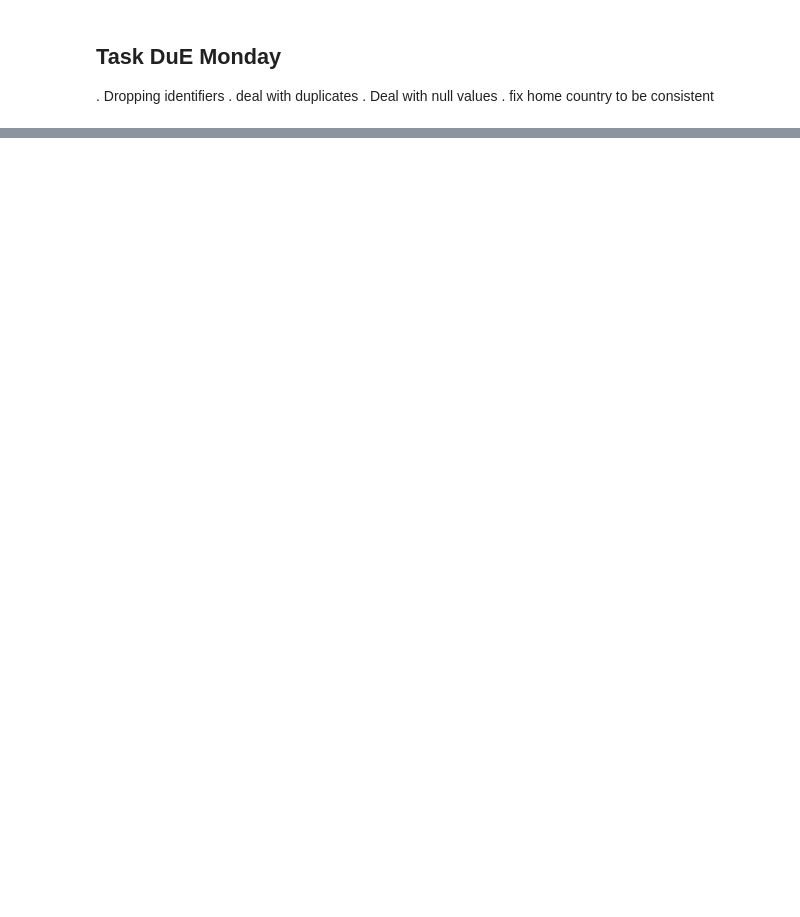
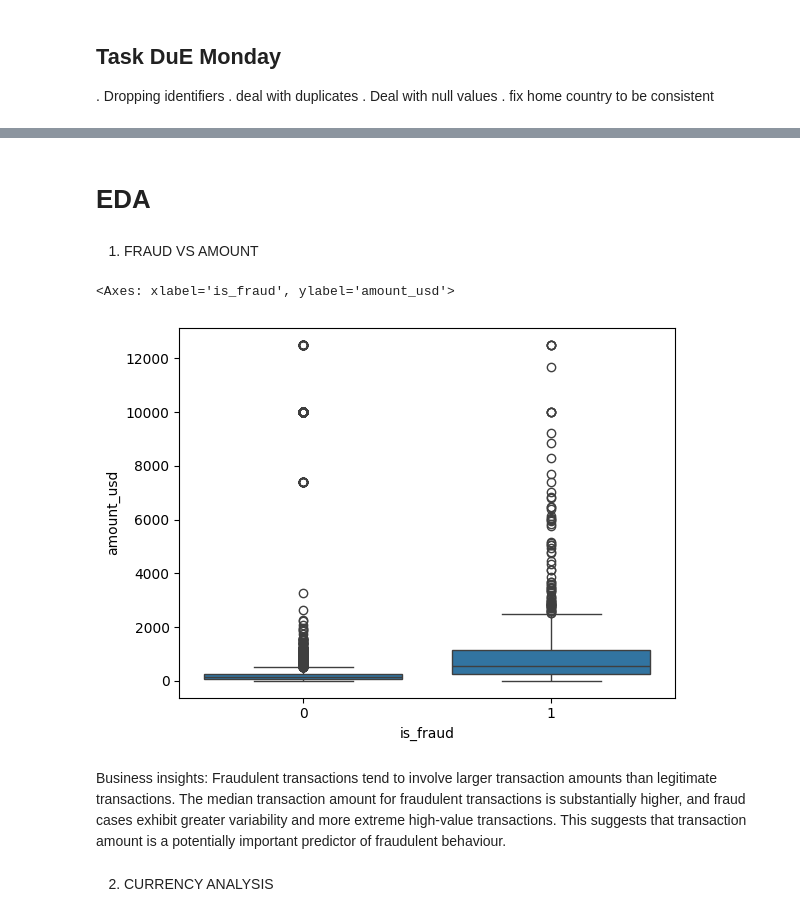
Before and after one commit to SUNDAYTITILAYO/fraudulent-prediction-project, a Jupyter notebook: notebook/EDA.ipynb, the cells around one changed output, grey strips where cells are left out. Cells and saved outputs as stored; diff of their text form; code cells hidden in the pictures; blank space fills up the shorter version.

```diff
--- a/notebook/EDA.ipynb
+++ b/notebook/EDA.ipynb
@@ -163,0 +145,13 @@ Data.head()
+# %%
+# Removing leading and trailing spaces and converting to lower case in string columns
+for col in Data.select_dtypes(include=['str']).columns.tolist():
+    Data[col] = Data[col].str.strip().str.lower()
+# %%
+# correcting typos in categorical columns
+typo_corrections ={
+   'channel':{'mobille':'mobile','weeb':'web'},
+   'ip_country':{'nan': 'unknown'},
+   'kyc_tier':{'standrd':'standard','enhancd':'enhanced','nan':'unknown'},
+   }
+for col, corrections in typo_corrections.items():
+    Data[col] = Data[col].replace(corrections)
@@ -163,0 +201,3 @@ Data.head()
+# %%
+# filling the null values in numeric columns with mean value
+Data.fillna(Data.mean(numeric_only=True), inplace=True)
@@ -163,0 +218,22 @@ Data.head()
+# %%
+# filling the null values in categorical columns with mode value
+for col in Data.select_dtypes(include=['object', 'string']).columns:
+    Data[col] = Data[col].fillna(Data[col].mode()[0])
+# %% [markdown]
+# EDA
+# %% [markdown]
+1) FRAUD VS AMOUNT
+# %%
+sns.boxplot(
+    x='is_fraud',
+    y='amount_usd',
+    data=Data
+)
+# %% [output]
+<Axes: xlabel='is_fraud', ylabel='amount_usd'>
+[figure, added]
+# %% [markdown]
+Business insights:
+             Fraudulent transactions tend to involve larger transaction amounts than legitimate transactions. The median transaction amount for fraudulent transactions is substantially higher, and fraud cases exhibit greater variability and more extreme high-value transactions. This suggests that transaction amount is a potentially important predictor of fraudulent behaviour.
+# %% [markdown]
+2) CURRENCY ANALYSIS
```
Also changed, not shown: parts of 38 cells of this notebook.
